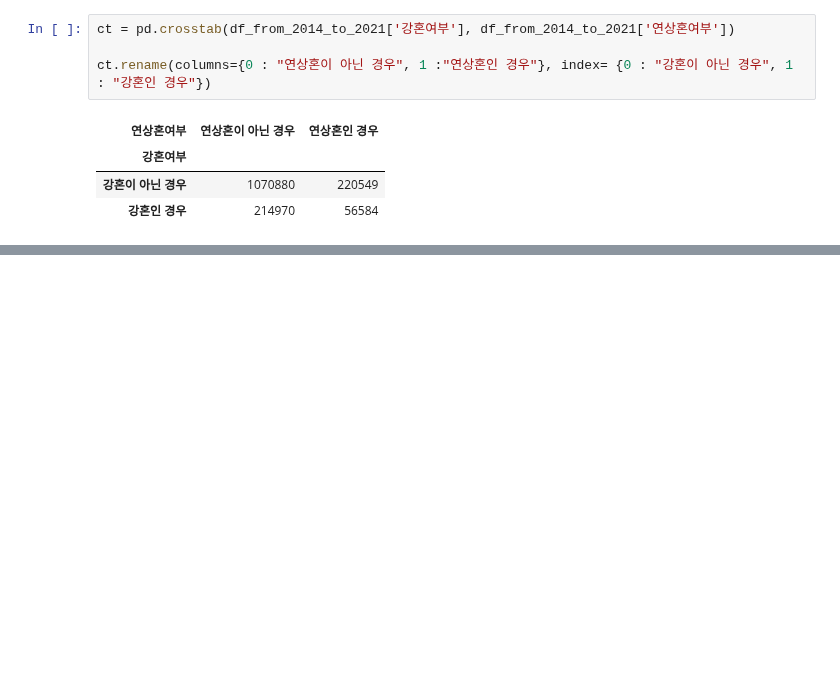
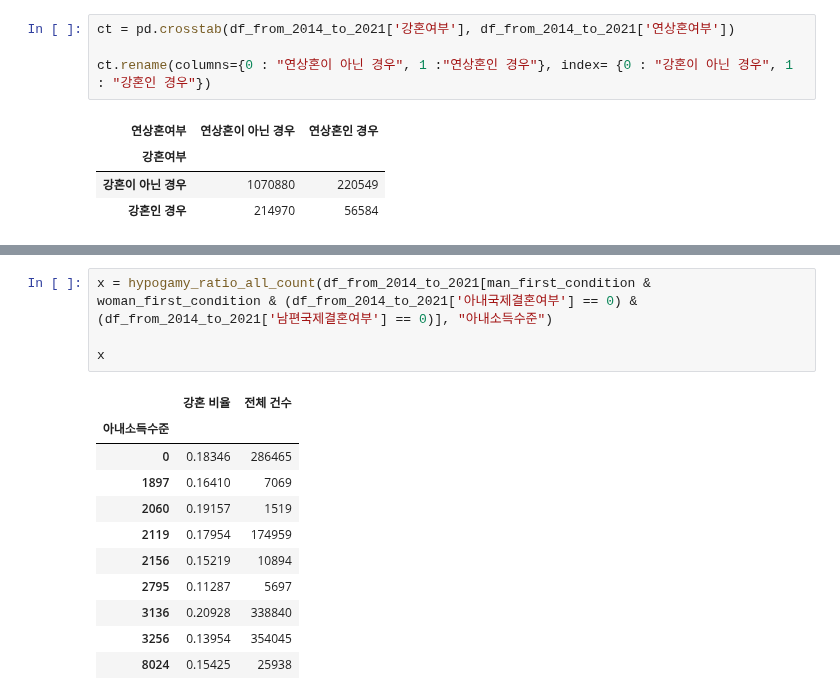
Before and after one commit to ohMinyoung22/science_project, a Jupyter notebook: eda/kanghon.ipynb, the cells around one changed output, grey strips where cells are left out. Cells and saved outputs as stored; diff of their text form; blank space fills up the shorter version.

```diff
--- a/eda/kanghon.ipynb
+++ b/eda/kanghon.ipynb
@@ -582,0 +466,16 @@ marriage
+# %%
+x = hypogamy_ratio_all_count(df_from_2014_to_2021[man_first_condition & woman_first_condition & (df_from_2014_to_2021['아내국제결혼여부'] == 0) & (df_from_2014_to_2021['남편국제결혼여부'] == 0)], "아내소득수준")
+
+x
+# %% [output]
+|  | 강혼 비율 | 전체 건수 |
+| 아내소득수준 |  |  |
+| 0 | 0.18346 | 286465 |
+| 1897 | 0.16410 | 7069 |
+| 2060 | 0.19157 | 1519 |
+| 2119 | 0.17954 | 174959 |
+| 2156 | 0.15219 | 10894 |
+| 2795 | 0.11287 | 5697 |
+| 3136 | 0.20928 | 338840 |
+| 3256 | 0.13954 | 354045 |
+| 8024 | 0.15425 | 25938 |
```
Also changed, not shown: parts of 15 cells of this notebook.
